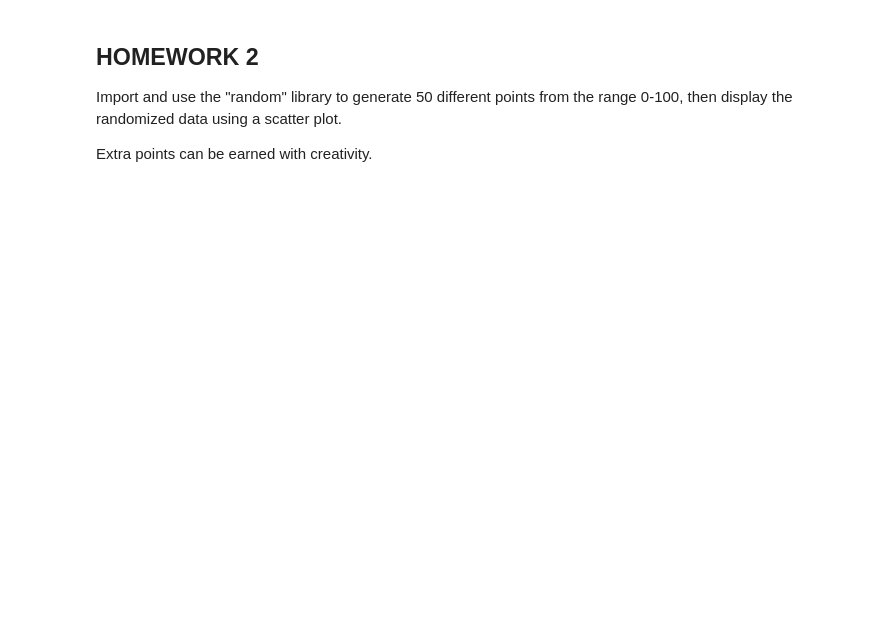
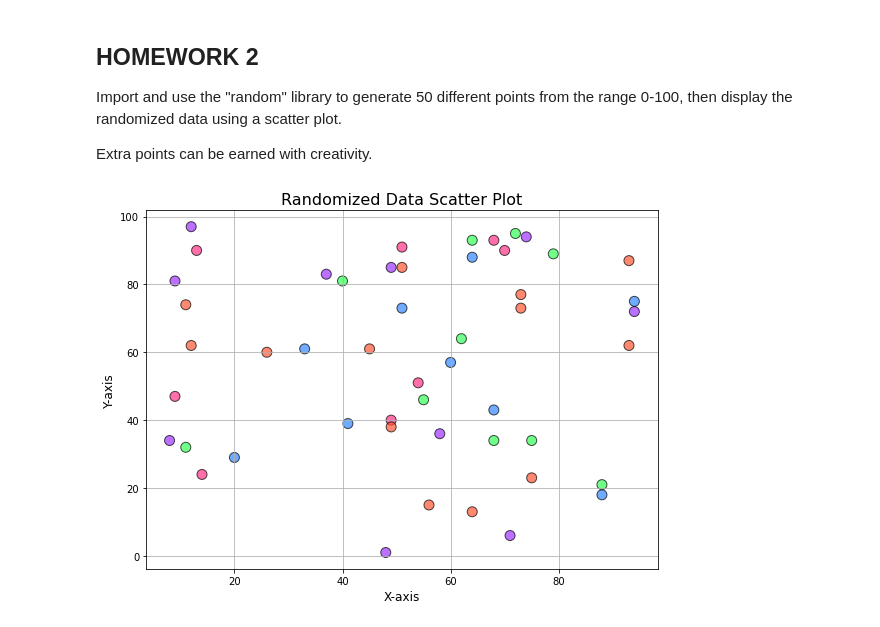
Before and after one commit to saiseahawks/studentFinal, a Jupyter notebook: _notebooks/2023-10-26-Python-Libraries.ipynb, the cells around one changed output. Saved outputs shown, nothing was run; the diff lists cells and outputs as text; code cells hidden in the pictures; blank space fills up the shorter version.

```diff
--- a/_notebooks/2023-10-26-Python-Libraries.ipynb
+++ b/_notebooks/2023-10-26-Python-Libraries.ipynb
@@ -226,0 +314,27 @@ Extra points can be earned with creativity.
+# %%
+import matplotlib.pyplot as plt
+import random
+
+#random x and y coordinates
+x = [random.randint(0, 100) for _ in range(50)]
+y = [random.randint(0, 100) for _ in range(50)]
+
+#random color palette (da creativity)
+colors = [random.choice(['#FF5733', '#33FF57', '#3388FF', '#A033FF', '#FF3388']) for _ in range(50)]
+
+#random point selection using markers
+markers = ['o', 's', '^', 'D', 'x'] * 10
+
+#scatter plot
+plt.figure(figsize=(8, 6))
+plt.scatter(x, y, c=colors, s=100, marker=random.choice(markers), edgecolors='black', alpha=0.7)
+
+#display and labels
+plt.title('Randomized Data Scatter Plot', fontsize=16)
+plt.xlabel('X-axis', fontsize=12)
+plt.ylabel('Y-axis', fontsize=12)
+plt.grid(True)
+plt.tight_layout()
+plt.show()
+# %% [output]
+[figure, added]
```
Also changed, not shown: parts of 9 cells of this notebook.
